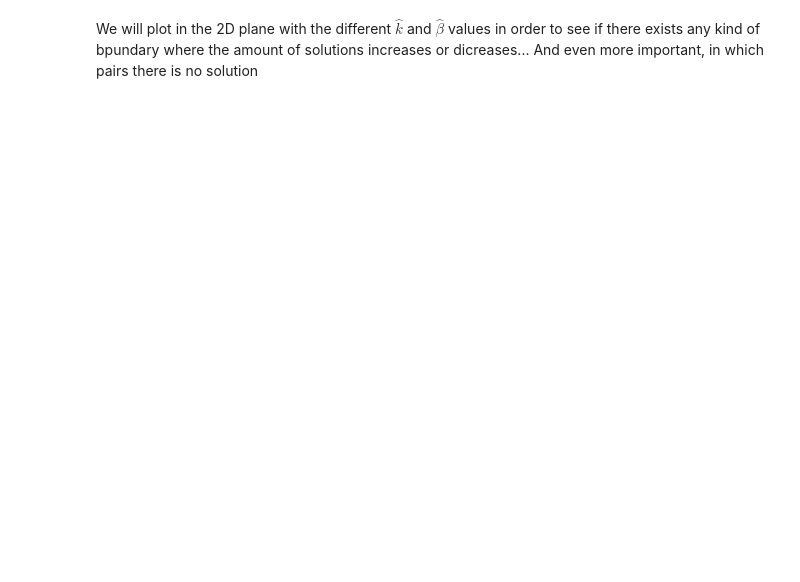
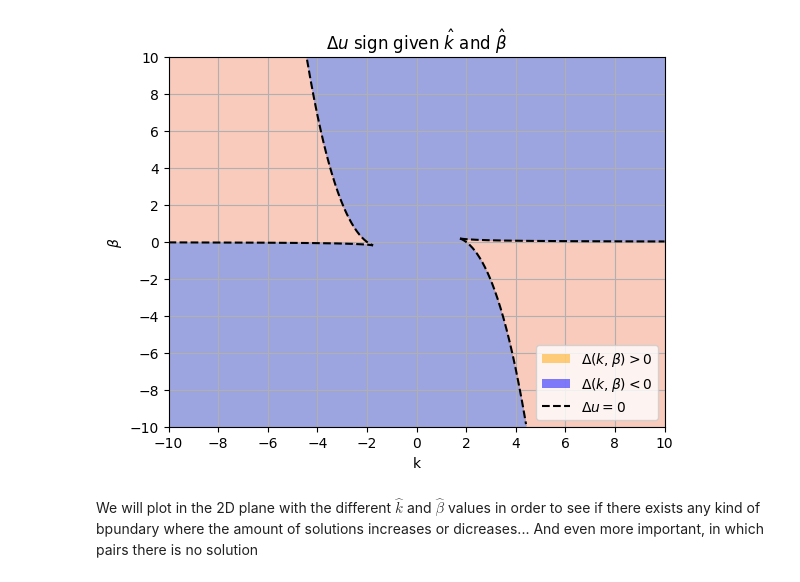
Before and after one commit to omardtl24/Mag_Isol_Numerical, a Jupyter notebook: scripts/Magnetic isolation solutions analysis.ipynb, the cells around one changed output. Cells and saved outputs as stored; diff of their text form; code cells hidden in the pictures; blank space fills up the shorter version.

```diff
--- a/scripts/Magnetic isolation solutions analysis.ipynb
+++ b/scripts/Magnetic isolation solutions analysis.ipynb
@@ -10,3 +16,102 @@ from magnetic_isolation.solutions import theta_values
+# %%
+import numpy as np
+import matplotlib.pyplot as plt
+from matplotlib.patches import Patch
+
+# ---------- helpers ----------
+def tolerant_sign(x, tol=1e-8):
+    """Sign with tolerance: returns 0 if |x| <= tol."""
+    if np.isscalar(x):
+        return 0 if abs(x) <= tol else np.sign(x)
+    else:
+        x = np.asarray(x)
+        near_zero = np.abs(x) <= tol
+        result = np.sign(x)
+        result[near_zero] = 0
+        return result
+
+def split_on_nan(x, y):
+    """
+    Split (x, y) into contiguous chunks where y is not NaN.
+    Returns a list of (x_chunk, y_chunk).
+    """
+    isnan = np.isnan(y)
+    segments = []
+    start = None
+    for i in range(len(y)):
+        if not isnan[i]:
+            if start is None:
+                start = i
+        else:
+            if start is not None:
+                segments.append((x[start:i], y[start:i]))
+                start = None
+    if start is not None:
+        segments.append((x[start:], y[start:]))
+    return segments
+
+delta_sign = lambda k, b: tolerant_sign(delta(k, b), tol=1e-6)
+
+def beta_from_k_plus(k):
+    with np.errstate(invalid="ignore"):
+        return (-18*k + 4*k**3 + np.sqrt((18*k - 4*k**3)**2 + 4*(k**2 - 4)*27)) / (-54)
+
+def beta_from_k_minus(k):
+    with np.errstate(invalid="ignore"):
+        return (-18*k + 4*k**3 - np.sqrt((18*k - 4*k**3)**2 + 4*(k**2 - 4)*27)) / (-54)
+
+# ---------- grid setup ----------
+min_k, max_k = -10, 10
+min_b, max_b = -10, 10
+n_points = 1000
+
+k = np.linspace(min_k, max_k, n_points)
+b = np.linspace(min_b, max_b, n_points)
+K, B = np.meshgrid(k, b)
+
+# Compute sign of delta
+Z = np.vectorize(delta_sign)(K, B)
+
+# ---------- plotting ----------
+cont = plt.contourf(K, B, Z, levels=[-1, 0, 1], cmap='coolwarm', alpha=0.5, extend='both')
+
+# Compute beta(k) curves
+beta_s_plus = beta_from_k_plus(k)
+beta_s_minus = beta_from_k_minus(k)
+
+# Split into contiguous NaN-free chunks and plot
+segments_plus = split_on_nan(k, beta_s_plus)
+segments_minus = split_on_nan(k, beta_s_minus)
+
+for i, (x_seg, y_seg) in enumerate(segments_plus):
+    mask = (y_seg >= min_b) & (y_seg <= max_b)
+    plt.plot(x_seg[mask], y_seg[mask],
+             color='black', linestyle='--',
+             label=r"$\Delta u = 0$" if i == 0 else "")
+
+for i, (x_seg, y_seg) in enumerate(segments_minus):
+    mask = (y_seg >= min_b) & (y_seg <= max_b)
+    plt.plot(x_seg[mask], y_seg[mask],
+             color='black', linestyle='--')
+
+# ---------- legend ----------
+legend_elements = [
+    Patch(facecolor='orange', alpha=0.5, label=r'$\Delta(k,\beta) > 0$'),
+    Patch(facecolor='blue', alpha=0.5, label=r'$\Delta(k,\beta) < 0$'),
+]
+
+plt.legend(handles=legend_elements + plt.gca().get_legend_handles_labels()[0], loc='lower right')
+
+# ---------- axis settings ----------
+plt.xticks(np.arange(min_k, max_k + 1, 2))
+plt.yticks(np.arange(min_b, max_b + 1, 2))
+plt.xlabel("k")
+plt.ylabel(r"$\beta$")
+plt.title(r"$\Delta u$ sign given $\hat{k}$ and $\hat{\beta}$")
+plt.grid(True)
+plt.show()
+# %% [output]
+[figure, added]
 # %% [markdown]
 We will plot in the 2D plane with the different $\hat{k}$ and $\hat{\beta}$ values in order to see if there exists any kind of bpundary where the amount of solutions increases or dicreases... And even more important, in which pairs there is no solution
 # %%
```
Also changed, not shown: parts of 5 cells of this notebook, 2 other files.
